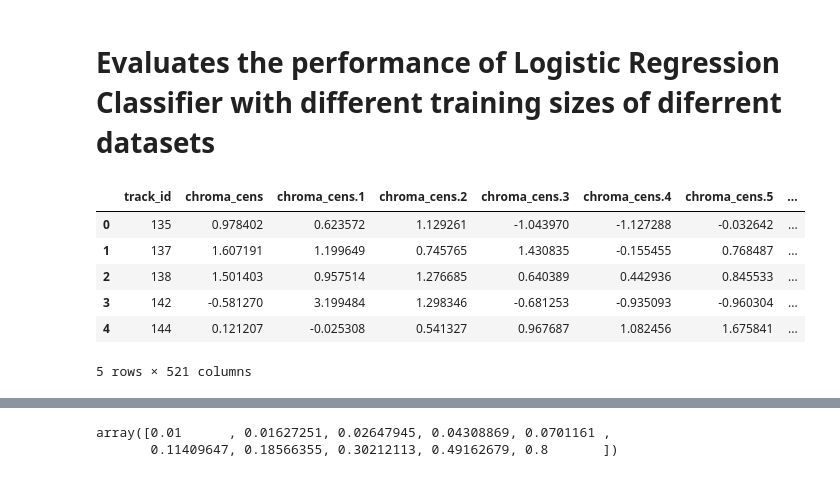
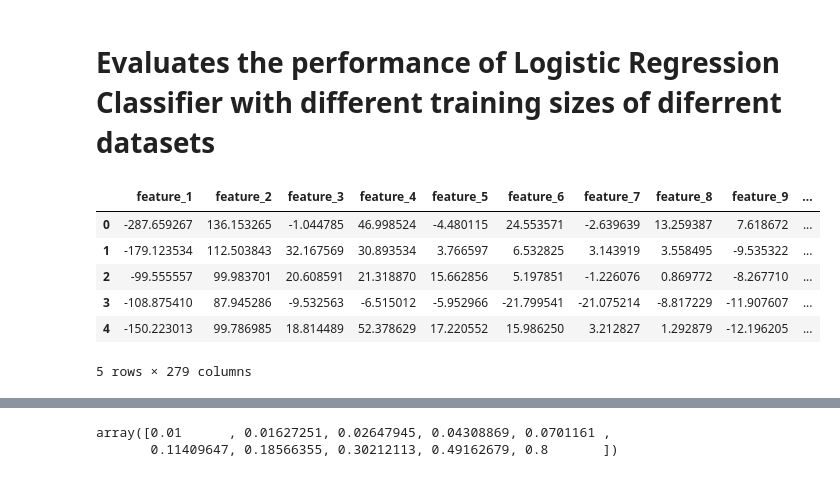
Before and after one commit to alessitomas/Acuracy-TrainSize, a Jupyter notebook: notebooks/newPipeline.ipynb, the cells around one changed output, grey strips where cells are left out. Drawn from its saved outputs; the diff is of its cells as text; code cells hidden in the pictures.

```diff
--- a/notebooks/newPipeline.ipynb
+++ b/notebooks/newPipeline.ipynb
@@ -7,19 +12,17 @@ import pandas as pd
 # GTZAN_dataset.drop(['filename','length'], axis =1, inplace = True)
 # X = GTZAN_dataset.drop(['label'], axis=1)
 # y = GTZAN_dataset['label']
-# %%
-fma = pd.read_csv('../data/fma/fmaManipulated.csv')
-fma = fma[fma['subset'] == 'large']
-fma.reset_index(inplace=True, drop=True)
-fma.head()
-# %% [output]
-|  | track_id | chroma_cens | chroma_cens.1 | chroma_cens.2 | chroma_cens.3 | chroma_cens.4 | chroma_cens.5 | ... |
-| 0 | 135 | 0.978402 | 0.623572 | 1.129261 | -1.043970 | -1.127288 | -0.032642 | ... |
-| 1 | 137 | 1.607191 | 1.199649 | 0.745765 | 1.430835 | -0.155455 | 0.768487 | ... |
-| 2 | 138 | 1.501403 | 0.957514 | 1.276685 | 0.640389 | 0.442936 | 0.845533 | ... |
-| 3 | 142 | -0.581270 | 3.199484 | 1.298346 | -0.681253 | -0.935093 | -0.960304 | ... |
-| 4 | 144 | 0.121207 | -0.025308 | 0.541327 | 0.967687 | 1.082456 | 1.675841 | ... |
-5 rows × 521 columns
+# %%
+fma = pd.read_csv('../data/hand-crafted/FMA-medium-handcrafted-label.csv')
+fma.head()
+# %% [output]
+|  | feature_1 | feature_2 | feature_3 | feature_4 | feature_5 | feature_6 | feature_7 | feature_8 | feature_9 | ... |
+| 0 | -287.659267 | 136.153265 | -1.044785 | 46.998524 | -4.480115 | 24.553571 | -2.639639 | 13.259387 | 7.618672 | ... |
+| 1 | -179.123534 | 112.503843 | 32.167569 | 30.893534 | 3.766597 | 6.532825 | 3.143919 | 3.558495 | -9.535322 | ... |
+| 2 | -99.555557 | 99.983701 | 20.608591 | 21.318870 | 15.662856 | 5.197851 | -1.226076 | 0.869772 | -8.267710 | ... |
+| 3 | -108.875410 | 87.945286 | -9.532563 | -6.515012 | -5.952966 | -21.799541 | -21.075214 | -8.817229 | -11.907607 | ... |
+| 4 | -150.223013 | 99.786985 | 18.814489 | 52.378629 | 17.220552 | 15.986250 | 3.212827 | 1.292879 | -12.196205 | ... |
+5 rows × 279 columns
 # %%
 X = fma.drop(['track_id','genre_top','subset'], axis=1)
 y = fma['genre_top']
```
Also changed, not shown: parts of 10 cells of this notebook, 6 other files.
